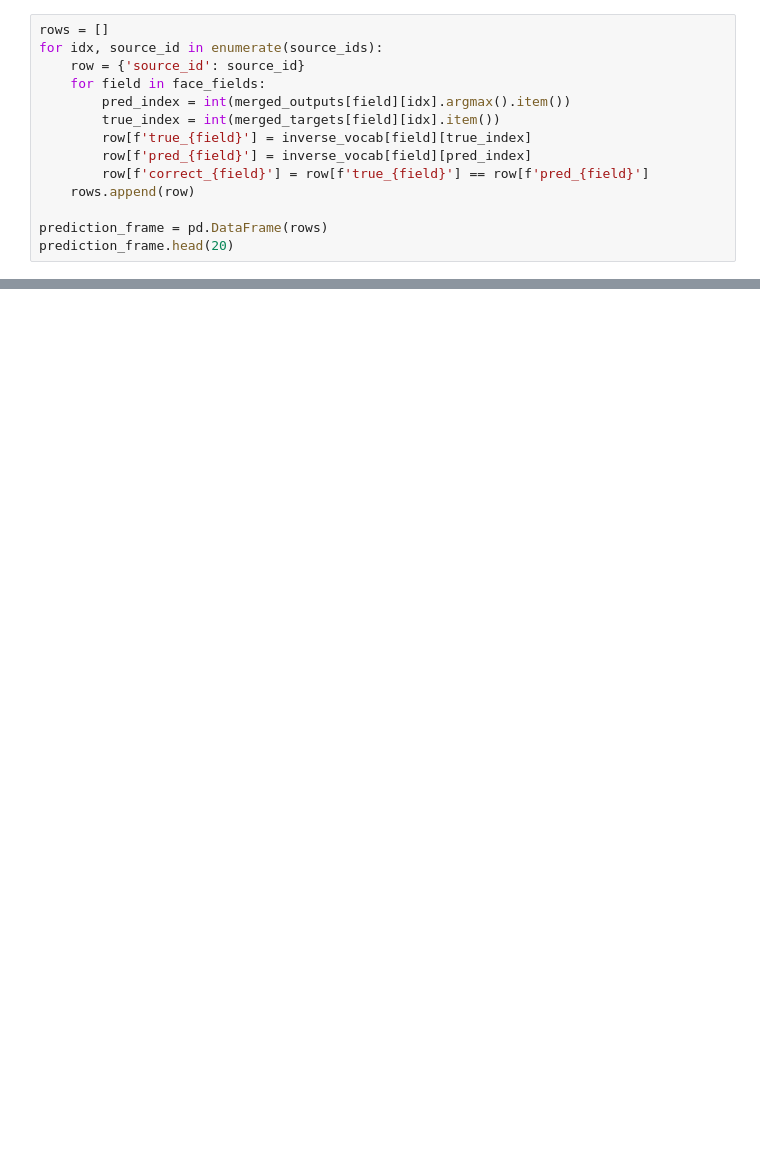
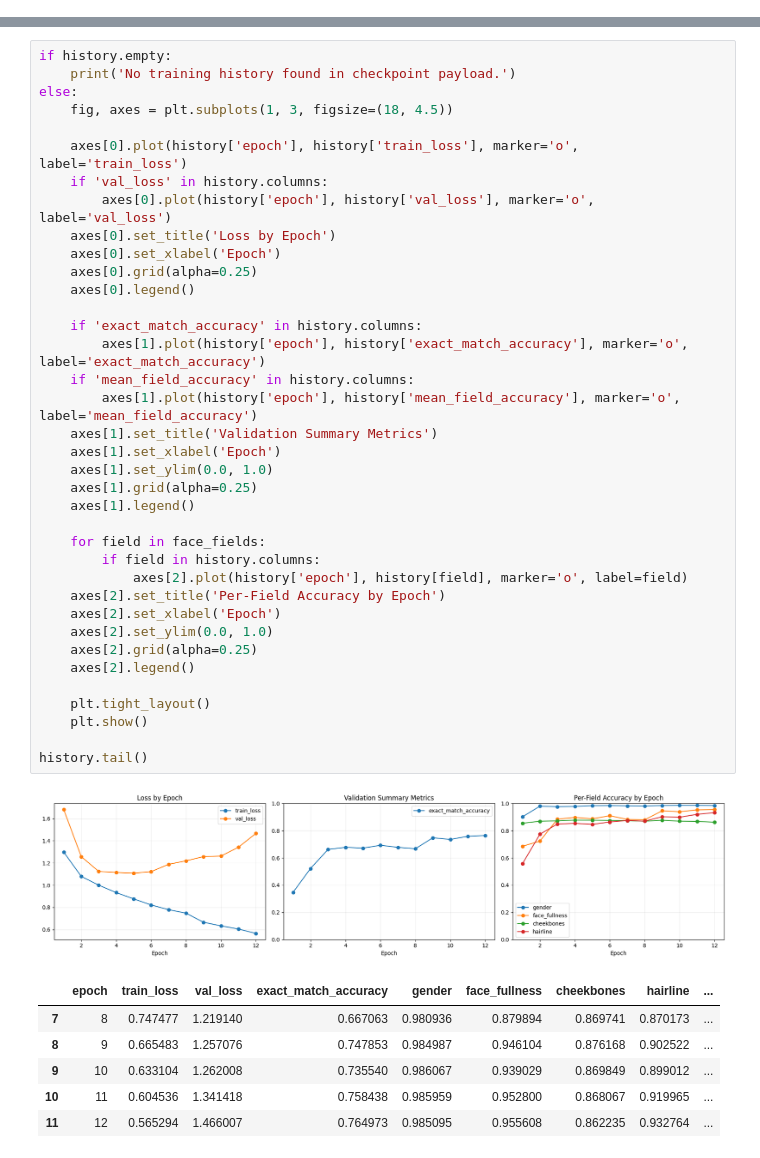
Before and after one commit to MenuraAndrahennedi/Hairstyle-Recommender-Live-Tryon, a Jupyter notebook: notebooks/06_model_evaluation/03_evaluate_face_attribute_model.ipynb, the cells around one changed output, grey strips where cells are left out. Cells and saved outputs as stored; diff of their text form; blank space fills up the shorter version.

```diff
--- a/notebooks/06_model_evaluation/03_evaluate_face_attribute_model.ipynb
+++ b/notebooks/06_model_evaluation/03_evaluate_face_attribute_model.ipynb
@@ -128,14 +47,0 @@ dtype: float64
-# %%
-rows = []
-for idx, source_id in enumerate(source_ids):
-    row = {'source_id': source_id}
-    for field in face_fields:
-        pred_index = int(merged_outputs[field][idx].argmax().item())
-        true_index = int(merged_targets[field][idx].item())
-        row[f'true_{field}'] = inverse_vocab[field][true_index]
-        row[f'pred_{field}'] = inverse_vocab[field][pred_index]
-        row[f'correct_{field}'] = row[f'true_{field}'] == row[f'pred_{field}']
-    rows.append(row)
-
-prediction_frame = pd.DataFrame(rows)
-prediction_frame.head(20)
@@ -177,0 +155,45 @@ if len(prediction_frame) > 0:
+# %%
+if history.empty:
+    print('No training history found in checkpoint payload.')
+else:
+    fig, axes = plt.subplots(1, 3, figsize=(18, 4.5))
+
+    axes[0].plot(history['epoch'], history['train_loss'], marker='o', label='train_loss')
+    if 'val_loss' in history.columns:
+        axes[0].plot(history['epoch'], history['val_loss'], marker='o', label='val_loss')
+    axes[0].set_title('Loss by Epoch')
+    axes[0].set_xlabel('Epoch')
+    axes[0].grid(alpha=0.25)
+    axes[0].legend()
+
+    if 'exact_match_accuracy' in history.columns:
+        axes[1].plot(history['epoch'], history['exact_match_accuracy'], marker='o', label='exact_match_accuracy')
+    if 'mean_field_accuracy' in history.columns:
+        axes[1].plot(history['epoch'], history['mean_field_accuracy'], marker='o', label='mean_field_accuracy')
+    axes[1].set_title('Validation Summary Metrics')
+    axes[1].set_xlabel('Epoch')
+    axes[1].set_ylim(0.0, 1.0)
+    axes[1].grid(alpha=0.25)
+    axes[1].legend()
+
+    for field in face_fields:
+        if field in history.columns:
+            axes[2].plot(history['epoch'], history[field], marker='o', label=field)
+    axes[2].set_title('Per-Field Accuracy by Epoch')
+    axes[2].set_xlabel('Epoch')
+    axes[2].set_ylim(0.0, 1.0)
+    axes[2].grid(alpha=0.25)
+    axes[2].legend()
+
+    plt.tight_layout()
+    plt.show()
+
+history.tail()
+# %% [output]
+[figure, added]
+|  | epoch | train_loss | val_loss | exact_match_accuracy | gender | face_fullness | cheekbones | hairline | ... |
+| 7 | 8 | 0.747477 | 1.219140 | 0.667063 | 0.980936 | 0.879894 | 0.869741 | 0.870173 | ... |
+| 8 | 9 | 0.665483 | 1.257076 | 0.747853 | 0.984987 | 0.946104 | 0.876168 | 0.902522 | ... |
+| 9 | 10 | 0.633104 | 1.262008 | 0.735540 | 0.986067 | 0.939029 | 0.869849 | 0.899012 | ... |
+| 10 | 11 | 0.604536 | 1.341418 | 0.758438 | 0.985959 | 0.952800 | 0.868067 | 0.919965 | ... |
+| 11 | 12 | 0.565294 | 1.466007 | 0.764973 | 0.985095 | 0.955608 | 0.862235 | 0.932764 | ... |
```
Also changed, not shown: parts of 12 cells of this notebook, 23 other files.
